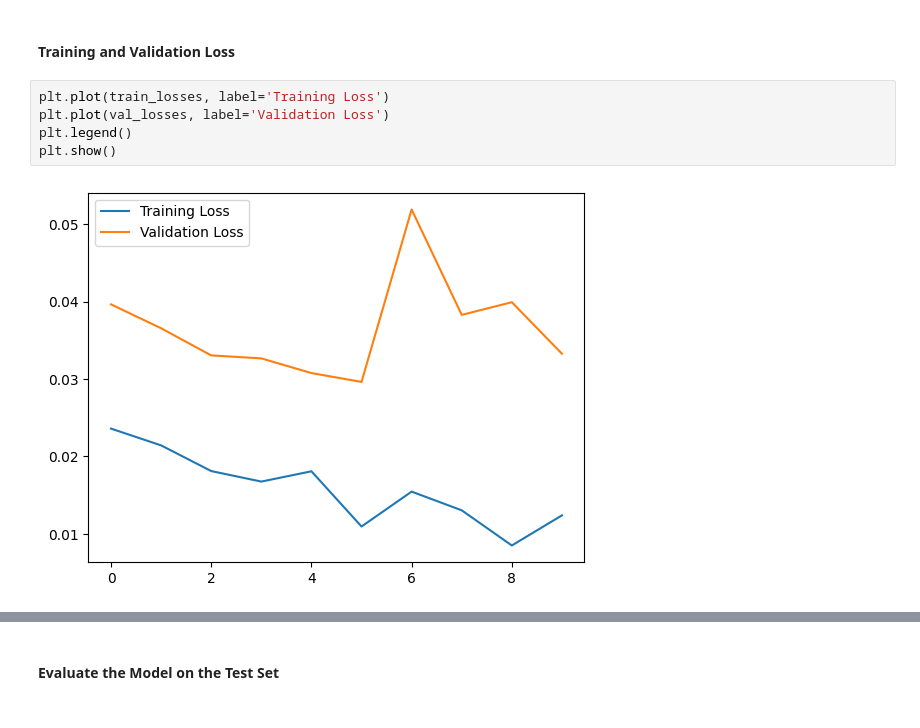
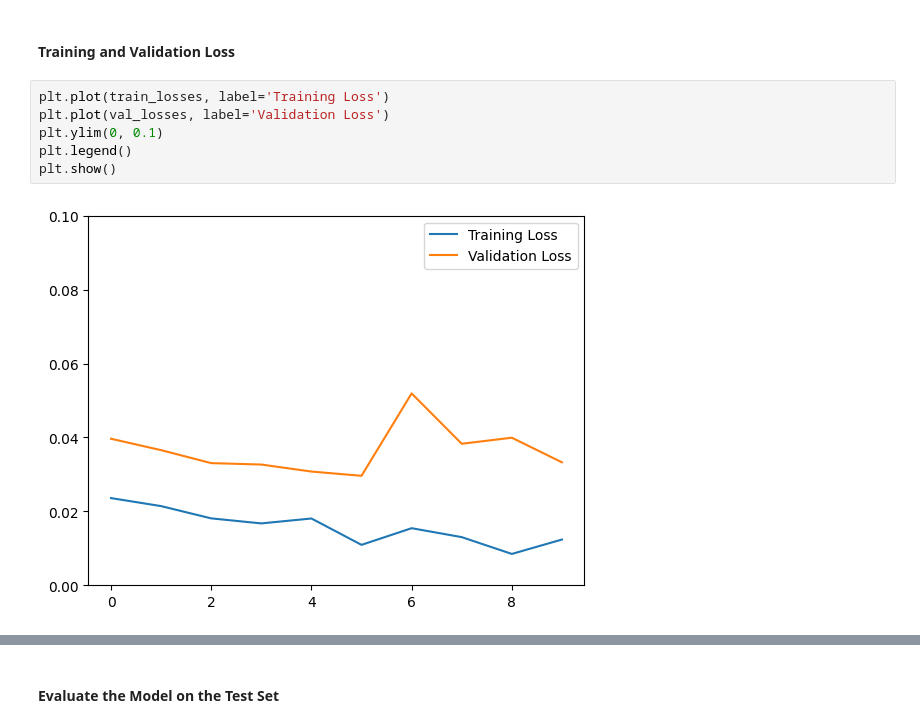
Before and after one commit to Team-Synapse-UoM/DenseNet-Implementation, a Jupyter notebook: main.ipynb, the cells around one changed output, grey strips where cells are left out. Cells and saved outputs as stored; diff of their text form.

```diff
--- a/main.ipynb
+++ b/main.ipynb
@@ -140,7 +177,8 @@ Model loaded from disk, skipping training.
 # %%
 plt.plot(train_losses, label='Training Loss')
 plt.plot(val_losses, label='Validation Loss')
+plt.ylim(0, 0.1)
 plt.legend()
 plt.show()
 # %% [output]
-[figure, old version]
+[figure, new version]
```
Also changed, not shown: parts of 4 cells of this notebook.
